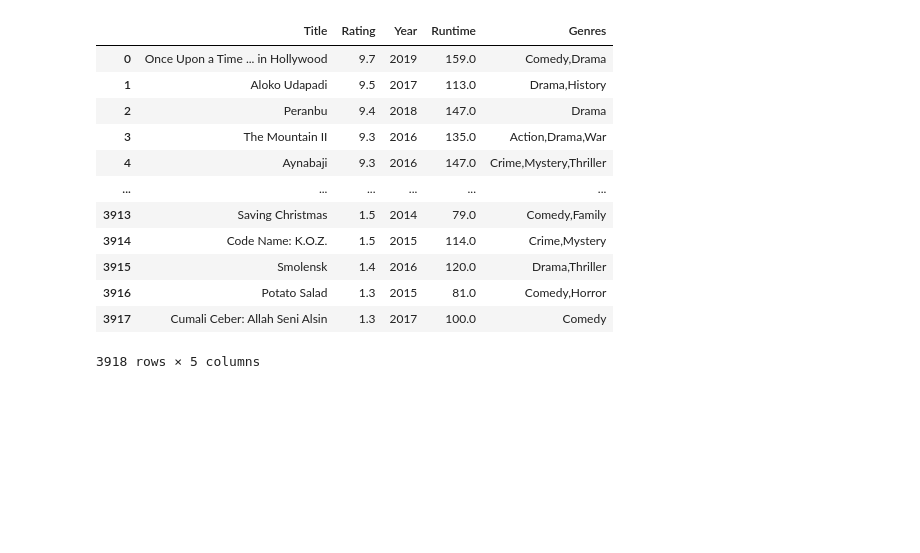
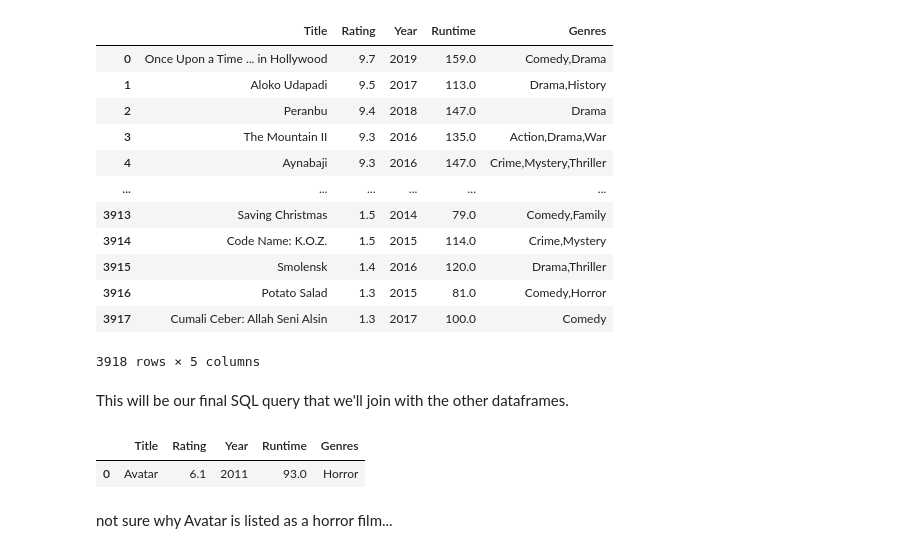
Before and after one commit to Sstrouderr/Capstone-repo, a Jupyter notebook: Notebooks/Mark/IMDB Notebook.ipynb, the cells around one changed output. Drawn from its saved outputs; the diff is of its cells as text; code cells hidden in the pictures; blank space fills up the shorter version.

```diff
--- a/Notebooks/Mark/IMDB Notebook.ipynb
+++ b/Notebooks/Mark/IMDB Notebook.ipynb
@@ -685,3 +669,22 @@ ORDER BY averagerating DESC
 | 3916 | Potato Salad | 1.3 | 2015 | 81.0 | Comedy,Horror |
 | 3917 | Cumali Ceber: Allah Seni Alsin | 1.3 | 2017 | 100.0 | Comedy |
 3918 rows × 5 columns
+# %% [markdown]
+This will be our final SQL query that we'll join with the other dataframes.
+# %%
+pd.read_sql("""
+SELECT DISTINCT PRIMARY_TITLE AS Title, AVERAGERATING AS Rating, START_YEAR AS Year, RUNTIME_MINUTES AS Runtime, GENRES AS Genres
+FROM MOVIE_RATINGS
+JOIN MOVIE_BASICS
+    USING(MOVIE_ID)
+JOIN MOVIE_AKAS
+    USING(MOVIE_ID)
+WHERE TITLE = "Avatar"
+ORDER BY averagerating DESC
+;
+""", conn)
+# %% [output]
+|  | Title | Rating | Year | Runtime | Genres |
+| 0 | Avatar | 6.1 | 2011 | 93.0 | Horror |
+# %% [markdown]
+not sure why Avatar is listed as a horror film...
```
Also changed, not shown: parts of 3 cells of this notebook.
